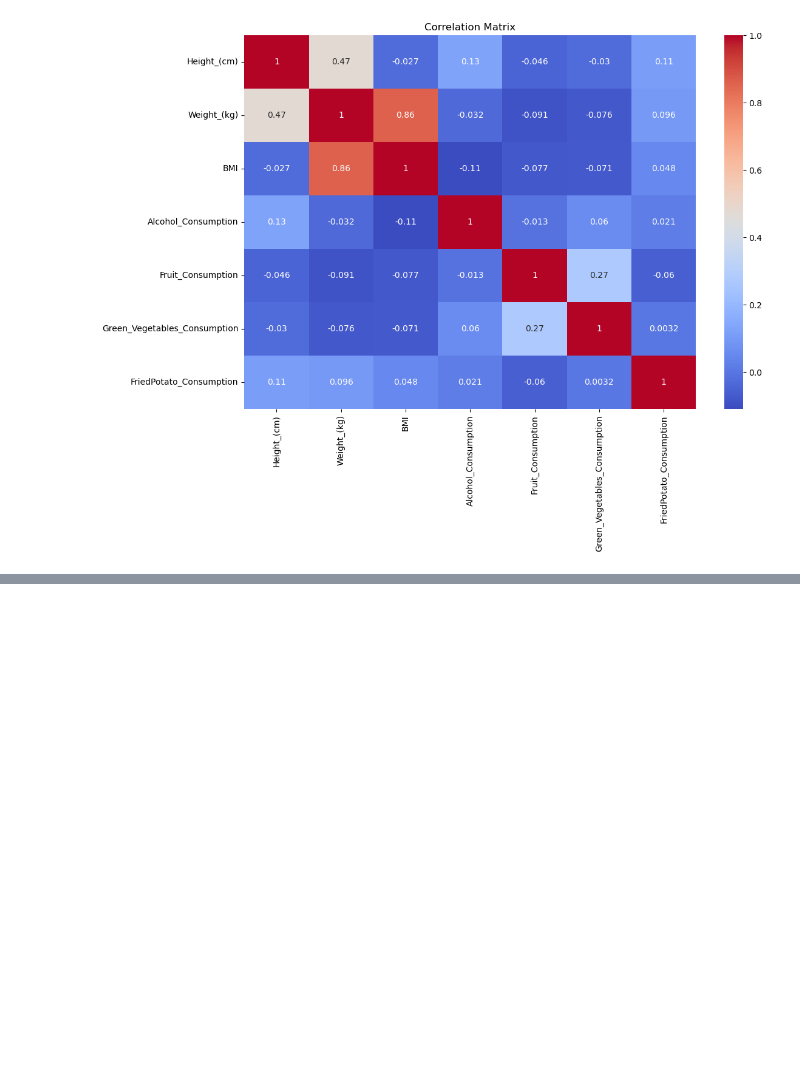
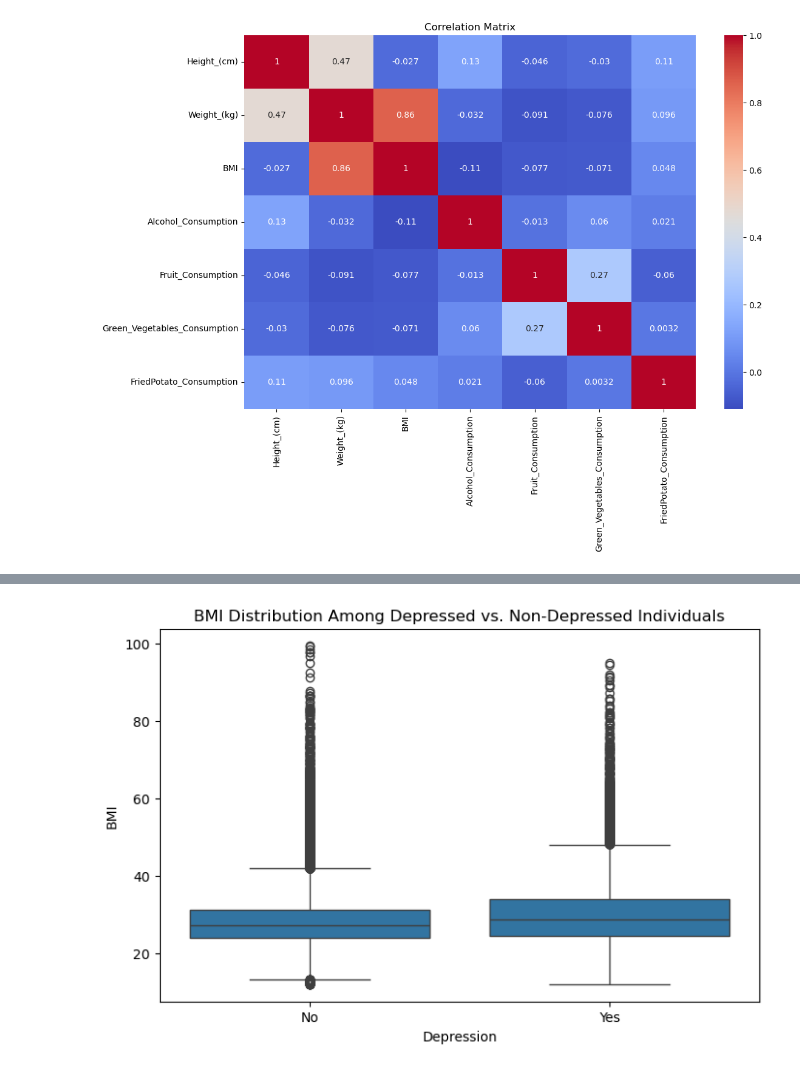
Before and after one commit to hornstarz/Project-4---Machine-Learning, a Jupyter notebook: Project 4 code.ipynb, the cells around one changed output, grey strips where cells are left out. Saved outputs shown, nothing was run; the diff lists cells and outputs as text; code cells hidden in the pictures; blank space fills up the shorter version.

```diff
--- a/Project 4 code.ipynb
+++ b/Project 4 code.ipynb
@@ -190,0 +220,9 @@ plt.show()
+# %%
+plt.figure(figsize=(8,5))
+sns.boxplot(x='Depression', y='BMI', data=df)
+plt.xlabel("Depression")
+plt.ylabel("BMI")
+plt.title("BMI Distribution Among Depressed vs. Non-Depressed Individuals")
+plt.show()
+# %% [output]
+[figure, added]
```
Also changed, not shown: parts of 8 cells of this notebook.
